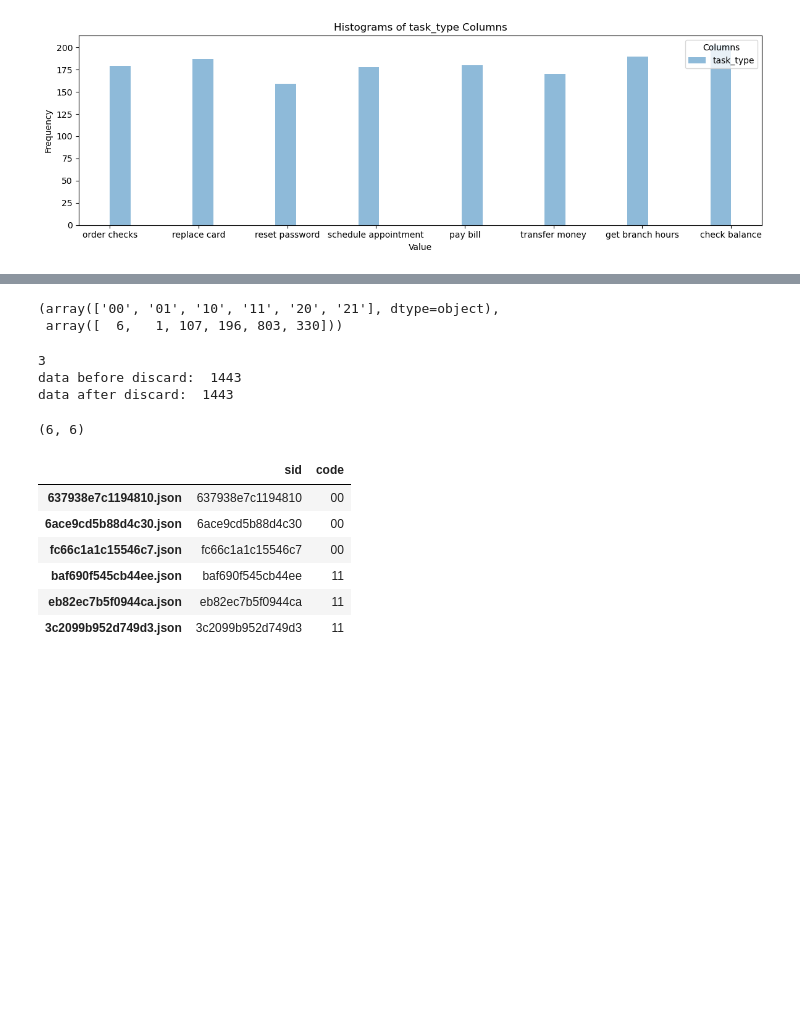
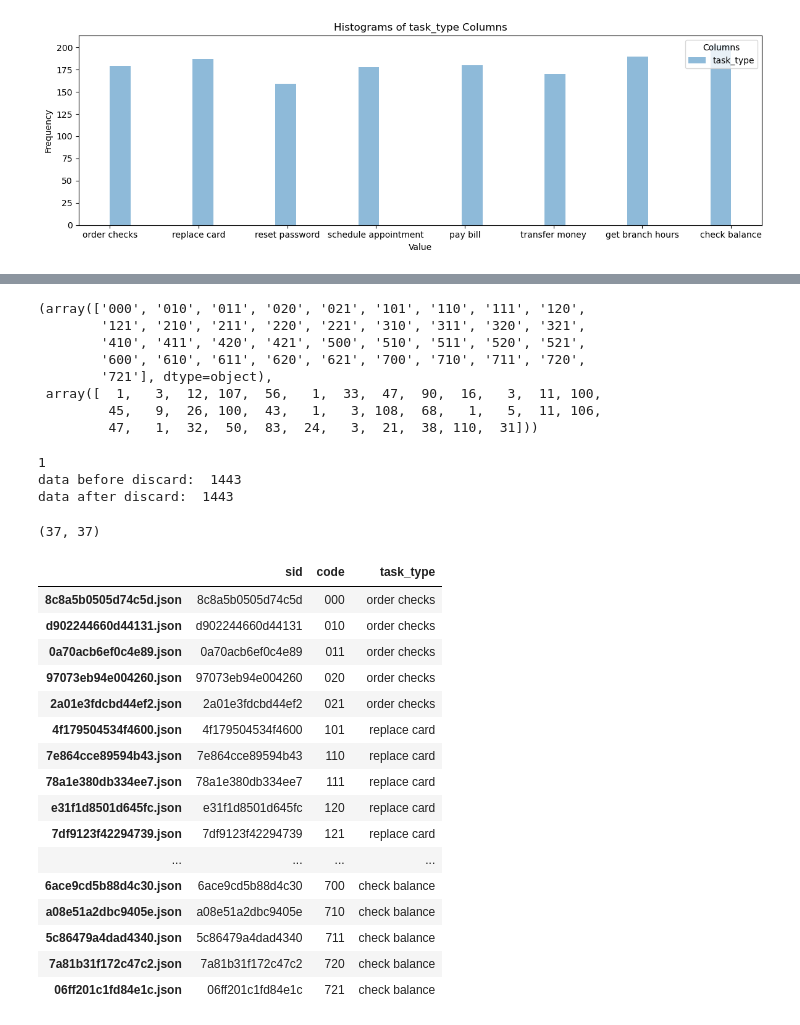
Before and after one commit to cristinagrs/call-center-speechASR-gpt-oss, a Jupyter notebook: 1_check_dataset.ipynb, the cells around one changed output, grey strips where cells are left out. Saved outputs shown, nothing was run; the diff lists cells and outputs as text; code cells hidden in the pictures; blank space fills up the shorter version.

````diff
--- a/check_dataset.ipynb
+++ b/1_check_dataset.ipynb
@@ -7,5 +12,5 @@ from IPython.display import display, Markdown, Latex
 # %%
-main_path = "../github/gridspace-stanford-harper-valley/data"
+main_path = "gridspace-stanford-harper-valley/data"
 audio_path = os.path.join(main_path, "audio")
 transcript_path = os.path.join(main_path, "transcript")
 metadata_path = os.path.join(main_path, "metadata")
@@ -14,5 +23,5 @@ data_by_audio = {} ## dict of metadata by audio
 # %%
-### ADD Transcription data
+### Transcription data - Emotions
 speaker_roles = ["agent", "caller"]
 emotions = ['positive', 'neutral', 'negative']
 
@@ -29,13 +38,6 @@ for md_file in os.listdir(transcript_path):
 
     for role in speaker_roles:
         role_emotion = np.array(emotion_categorisation_by_speaker[role])
-        if False:
-            display(Markdown(f"# Speaker {role}:"))
-            display(Markdown(f"""
-            - Min: {np.min(role_emotion, axis=0)}
-            - Max: {np.max(role_emotion, axis=0)}
-            - Mean: {np.mean(role_emotion, axis=0)}
-            """))
 
         for idx, emot in enumerate(emotions):
             file_data[f'{role}_{emot}_min'] = np.min(role_emotion, axis=0)[idx]
@@ -47,8 +49,4 @@ for md_file in os.listdir(transcript_path):
             file_data[f'{role}_positive_end'] = 1
         else:
             file_data[f'{role}_positive_end'] = 0
-        #print(role_emotion.shape, emotions.index('positive'))
-        #break
-    #display(Markdown(f"```{json.dumps(file_data, indent=4)}"))
-    #break
     data_by_audio[md_file] = file_data
@@ -205,7 +217,7 @@ for idx,tsk in enumerate(df.task_type.unique()): task_types_ids[tsk] = idx
 def get_code(row):
     code = ""
     ## task_type code
-    #code += str(task_types_ids[row['task_type']])
+    code += str(task_types_ids[row['task_type']])
 
     ## caller negative sentiment code
     #ng_mean = row['caller_negative_mean']
@@ -250,28 +251,36 @@ df[df['code']=="00"]
 # %%
 np.unique(df.code, return_counts=True)
 # %% [output]
-(array(['00', '01', '10', '11', '20', '21'], dtype=object),
- array([  6,   1, 107, 196, 803, 330]))
+(array(['000', '010', '011', '020', '021', '101', '110', '111', '120',
+        '121', '210', '211', '220', '221', '310', '311', '320', '321',
+        '410', '411', '420', '421', '500', '510', '511', '520', '521',
+        '600', '610', '611', '620', '621', '700', '710', '711', '720',
+        '721'], dtype=object),
+ array([  1,   3,  12, 107,  56,   1,  33,  47,  90,  16,   3,  11, 100,
+         45,   9,  26, 100,  43,   1,   3, 108,  68,   1,   5,  11, 106,
+         47,   1,  32,  50,  83,  24,   3,  21,  38, 110,  31]))
 # %%
 num_of_representative_samples = 10
-samples_per_code_type = 3 #1 #len(df['code'].unique())//num_of_representative_samples
+samples_per_code_type = 1 #len(df['code'].unique())//num_of_representative_samples
 print(samples_per_code_type)
 
-## Delete problematic files:
+## Delete problematic files (agent and caller are swapped, and may be incorrect):
 list_discarded = ['0cae8d624dc04b47', 'd73be060c5994ae3', '50f57d300f104fa3']
 print('data before discard: ', len(df))
 df = df[~df.sid.isin(list_discarded)]
 print('data after discard: ', len(df))
 
 #selected_samples = df.groupby("code", group_keys=False).sample(frac=num_of_representative_samples, random_state=42, replace=True)
-#selected_samples = df.groupby("code", group_keys=False).sample(n=samples_per_code_type, random_state=42, replace=True)
+selected_samples = df.groupby("code", group_keys=False).sample(n=samples_per_code_type, random_state=42, replace=True)
+selected_samples.to_csv('selected_samples.csv')
 
 
 ## select only negative and positive
-selected_samples = df[df.code.isin(["00", "11"])].groupby("code", group_keys=False).sample(n=samples_per_code_type, random_state=42, replace=True)
+#selected_samples = df[df.code.isin(["00", "11"])].groupby("code", group_keys=False).sample(n=samples_per_code_type, random_state=42, replace=True)
+#selected_samples.to_csv('selected_samples_2.csv')
 len(selected_samples), len(np.unique(df.code))
 # %% [output]
-3
+1
 data before discard:  1443
 data after discard:  1443
-(6, 6)
+(37, 37)
@@ -280,10 +287,20 @@ selected_samples.to_csv('selected_samples_2.csv')
 # %%
-selected_samples[['sid', 'code']]
+selected_samples[['sid', 'code', 'task_type']]
 # %% [output]
-|  | sid | code |
-| 637938e7c1194810.json | 637938e7c1194810 | 00 |
-| 6ace9cd5b88d4c30.json | 6ace9cd5b88d4c30 | 00 |
-| fc66c1a1c15546c7.json | fc66c1a1c15546c7 | 00 |
-| baf690f545cb44ee.json | baf690f545cb44ee | 11 |
-| eb82ec7b5f0944ca.json | eb82ec7b5f0944ca | 11 |
-| 3c2099b952d749d3.json | 3c2099b952d749d3 | 11 |
+|  | sid | code | task_type |
+| 8c8a5b0505d74c5d.json | 8c8a5b0505d74c5d | 000 | order checks |
+| d902244660d44131.json | d902244660d44131 | 010 | order checks |
+| 0a70acb6ef0c4e89.json | 0a70acb6ef0c4e89 | 011 | order checks |
+| 97073eb94e004260.json | 97073eb94e004260 | 020 | order checks |
+| 2a01e3fdcbd44ef2.json | 2a01e3fdcbd44ef2 | 021 | order checks |
+| 4f179504534f4600.json | 4f179504534f4600 | 101 | replace card |
+| 7e864cce89594b43.json | 7e864cce89594b43 | 110 | replace card |
+| 78a1e380db334ee7.json | 78a1e380db334ee7 | 111 | replace card |
+| e31f1d8501d645fc.json | e31f1d8501d645fc | 120 | replace card |
+| 7df9123f42294739.json | 7df9123f42294739 | 121 | replace card |
+| ... | ... | ... | ... |
+| 6ace9cd5b88d4c30.json | 6ace9cd5b88d4c30 | 700 | check balance |
+| a08e51a2dbc9405e.json | a08e51a2dbc9405e | 710 | check balance |
+| 5c86479a4dad4340.json | 5c86479a4dad4340 | 711 | check balance |
+| 7a81b31f172c47c2.json | 7a81b31f172c47c2 | 720 | check balance |
+| 06ff201c1fd84e1c.json | 06ff201c1fd84e1c | 721 | check balance |
````
Also changed, not shown: parts of 12 cells of this notebook, 8 other files.
